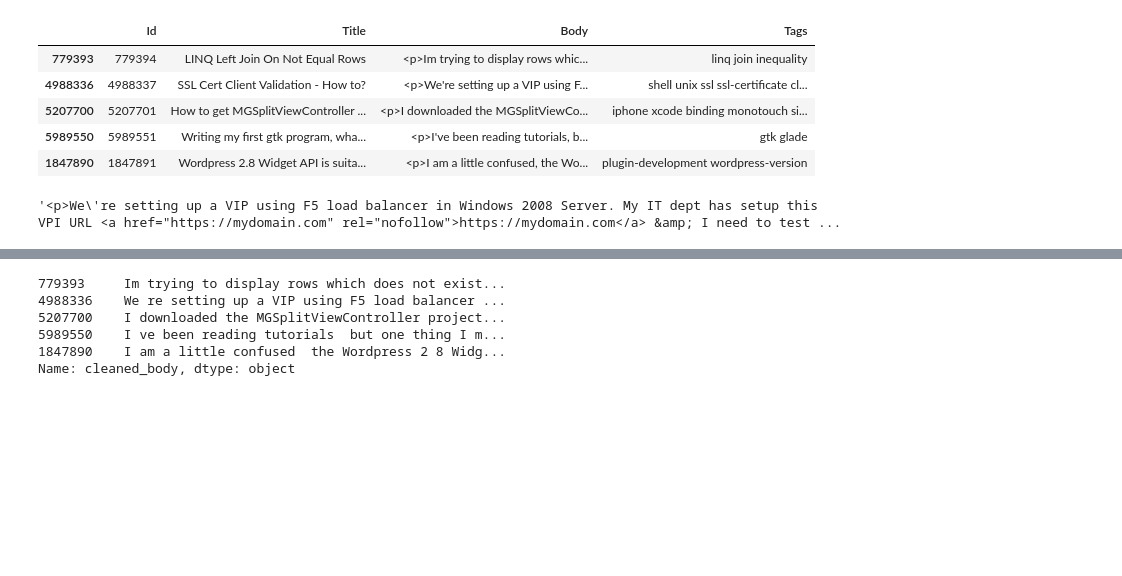
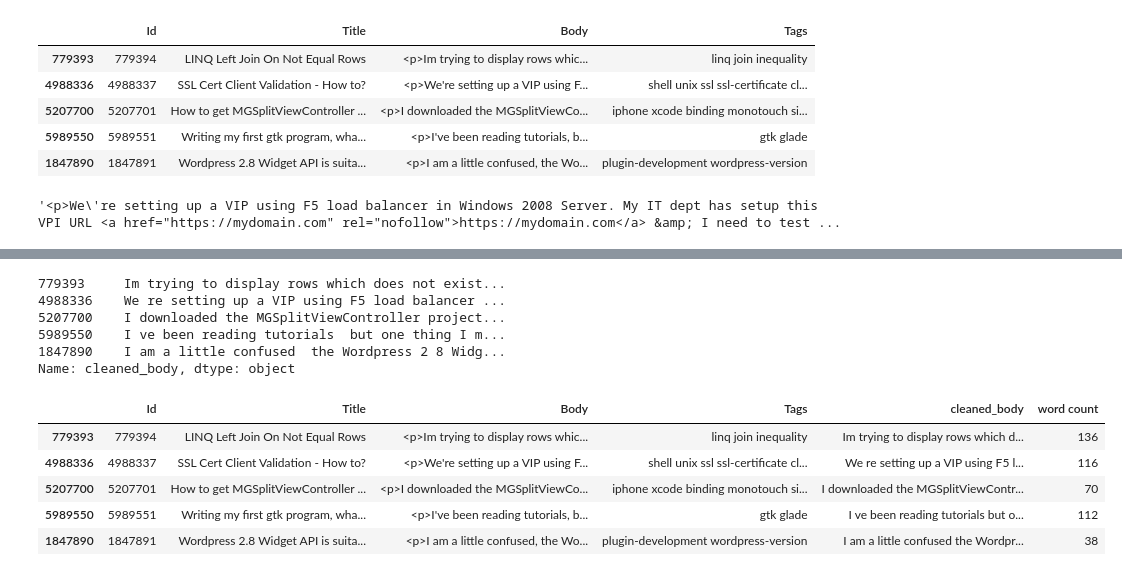
Before and after one commit to PriyankaBiswas/keyword_extaction, a Jupyter notebook: FB keyword extraction Kaggle/tag_extraction.ipynb, the cells around one changed output, grey strips where cells are left out. Cells and saved outputs as stored; diff of their text form; code cells hidden in the pictures; blank space fills up the shorter version.

```diff
--- a/FB keyword extraction Kaggle/tag_extraction.ipynb
+++ b/FB keyword extraction Kaggle/tag_extraction.ipynb
@@ -173,0 +158,9 @@ train_set['cleaned_body'] = get_post(train_set.Body)
+# %%
+train_set.cleaned_body.iloc[:5]
+# %% [output]
+779393     Im trying to display rows which does not exist...
+4988336    We re setting up a VIP using F5 load balancer ...
+5207700    I downloaded the MGSplitViewController project...
+5989550    I ve been reading tutorials  but one thing I m...
+1847890    I am a little confused  the Wordpress 2 8 Widg...
+Name: cleaned_body, dtype: object
@@ -174,12 +173,12 @@ train_set['cleaned_body'] = get_post(train_set.Body)
 # %%
-train_set.cleaned_body.head()
+train_set.head()
 # %% [output]
-779393     Im trying to display rows which does not exist...
-4988336    We re setting up a VIP using F5 load balancer ...
-5207700    I downloaded the MGSplitViewController project...
-5989550    I ve been reading tutorials  but one thing I m...
-1847890    I am a little confused  the Wordpress 2 8 Widg...
-Name: cleaned_body, dtype: object
+|  | Id | Title | Body | Tags | cleaned_body | word count |
+| 779393 | 779394 | LINQ Left Join On Not Equal Rows | <p>Im trying to display rows whic... | linq join inequality | Im trying to display rows which d... | 136 |
+| 4988336 | 4988337 | SSL Cert Client Validation - How to? | <p>We're setting up a VIP using F... | shell unix ssl ssl-certificate cl... | We re setting up a VIP using F5 l... | 116 |
+| 5207700 | 5207701 | How to get MGSplitViewController ... | <p>I downloaded the MGSplitViewCo... | iphone xcode binding monotouch si... | I downloaded the MGSplitViewContr... | 70 |
+| 5989550 | 5989551 | Writing my first gtk program, wha... | <p>I've been reading tutorials, b... | gtk glade | I ve been reading tutorials but o... | 112 |
+| 1847890 | 1847891 | Wordpress 2.8 Widget API is suita... | <p>I am a little confused, the Wo... | plugin-development wordpress-version | I am a little confused the Wordpr... | 38 |
 # %%
 train_set.Tags.value_counts()
 # %% [output]
```
Also changed, not shown: parts of 19 cells of this notebook.
